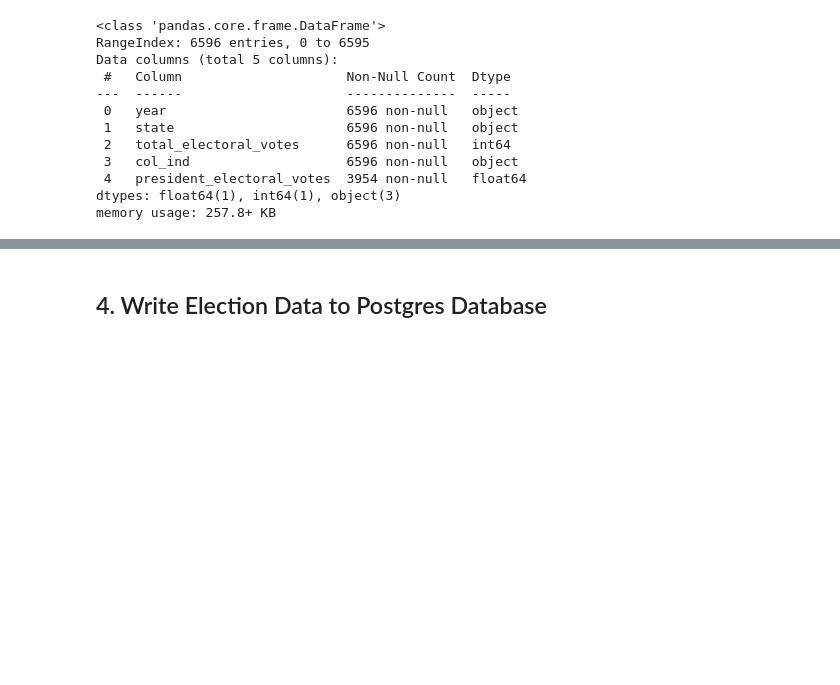
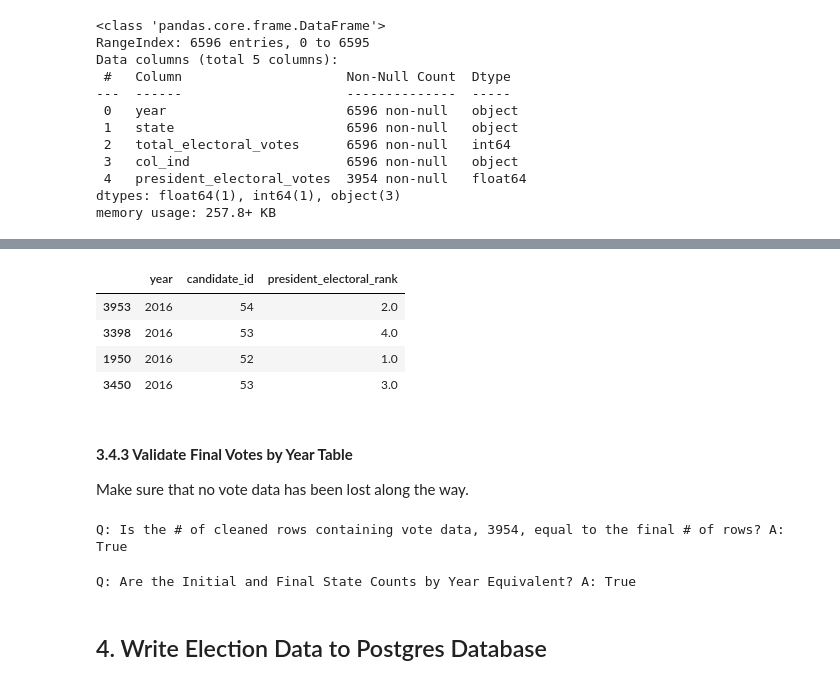
Before and after one commit to frederick-douglas-pearce/us-presidential-vote-analysis, a Jupyter notebook: step1_electoral_college_data.ipynb, the cells around one changed output, grey strips where cells are left out. Cells and saved outputs as stored; diff of their text form; code cells hidden in the pictures; blank space fills up the shorter version.

```diff
--- a/step1_electoral_college_data.ipynb
+++ b/step1_electoral_college_data.ipynb
@@ -1106,0 +1196,4 @@ votes_df.head(10)
+# %%
+join_candidates_df = candidates_df[['candidate_id', 'name']].copy()
+votes_df = votes_df.merge(join_candidates_df, how='inner', left_on='president_candidate_name', right_on='name', validate='m:1')
+votes_df.info()
@@ -1106,0 +1220,4 @@ votes_df.head(10)
+# %%
+join_states_df = state_df[['state_id', 'name']].copy()
+votes_df = votes_df.merge(join_states_df, how='left', left_on='state', right_on='name', suffixes=[None, '_state'], validate='m:1')
+votes_df.info()
@@ -1106,0 +1246,4 @@ votes_df.head(10)
+# %%
+vote_cols_to_remove = ['state', 'col_ind', 'president_candidate_name', 'president_candidate_state', 'name', 'name_state']
+votes_df.drop(vote_cols_to_remove, axis=1, inplace=True)
+votes_df.info()
@@ -1106,0 +1266,5 @@ votes_df.head(10)
+# %%
+# The vote totals for each year have NaN values for 'state_id'
+votes_totals_df = votes_df.loc[votes_df['state_id'].isna(), ['year', 'candidate_id', 'president_electoral_votes']].sort_values(by='year')
+votes_totals_df['president_electoral_rank'] = votes_totals_df.groupby("year")["president_electoral_votes"].rank("dense", ascending=False)
+votes_totals_df.drop('president_electoral_votes', axis=1, inplace=True)
@@ -1107,3 +1293,25 @@ votes_df.head(10)
+# %%
+votes_totals_df[votes_totals_df['year']==2016]
+# %% [output]
+|  | year | candidate_id | president_electoral_rank |
+| 3953 | 2016 | 54 | 2.0 |
+| 3398 | 2016 | 53 | 4.0 |
+| 1950 | 2016 | 52 | 1.0 |
+| 3450 | 2016 | 53 | 3.0 |
+# %% [markdown]
+#### **3.4.3 Validate Final Votes by Year Table**
+Make sure that no vote data has been lost along the way.
+# %%
+num_final_vote_rows = len(votes_df)
+print(f"Q: Is the # of cleaned rows containing vote data, {num_clean_vote_rows}, equal to the final # of rows? A: {num_clean_vote_rows==num_final_vote_rows}")
+# %% [output]
+Q: Is the # of cleaned rows containing vote data, 3954, equal to the final # of rows? A: True
+# %%
+final_year_state_count = votes_df[votes_df['col_ind']==1].groupby('year')['state'].size()
+year_state_count = pd.merge(left=initial_state_count, right=final_year_state_count, left_index=True, right_index=True)
+print(f"Q: Are the Initial and Final State Counts by Year Equivalent? A: {(year_state_count['state']==year_state_count['state_count']).all()}")
+# %% [output]
+Q: Are the Initial and Final State Counts by Year Equivalent? A: True
 # %% [markdown]
 ## 4. Write Election Data to Postgres Database
 # %%
```
Also changed, not shown: parts of 38 cells of this notebook.
